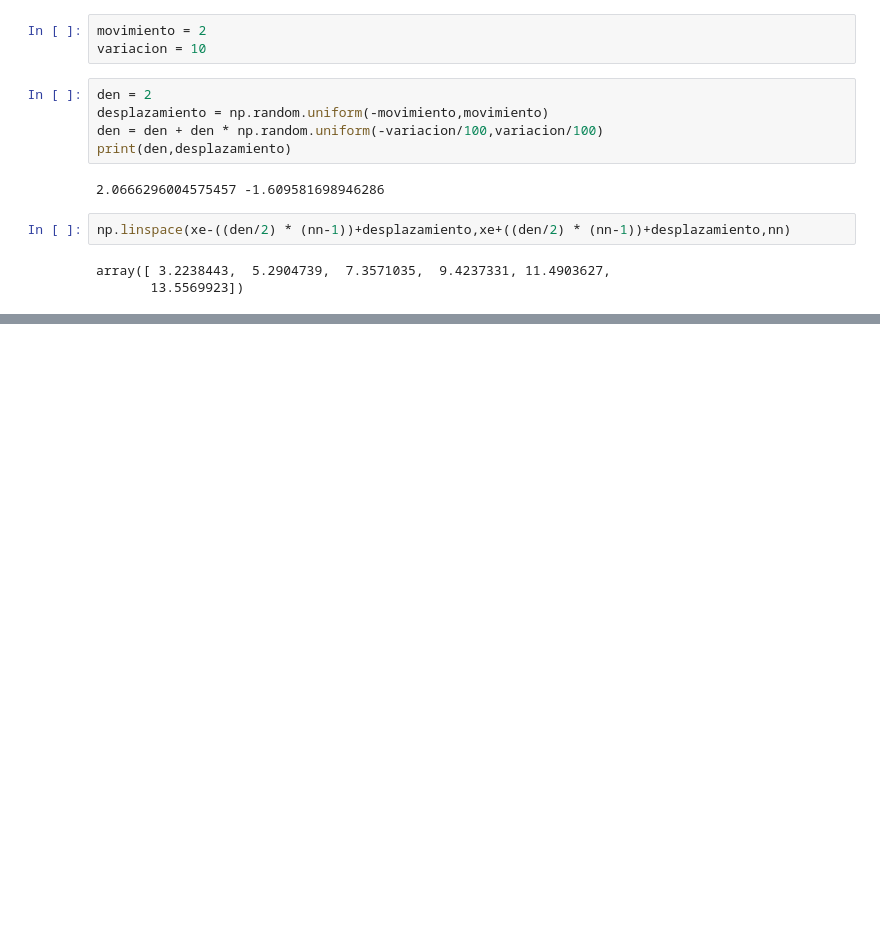
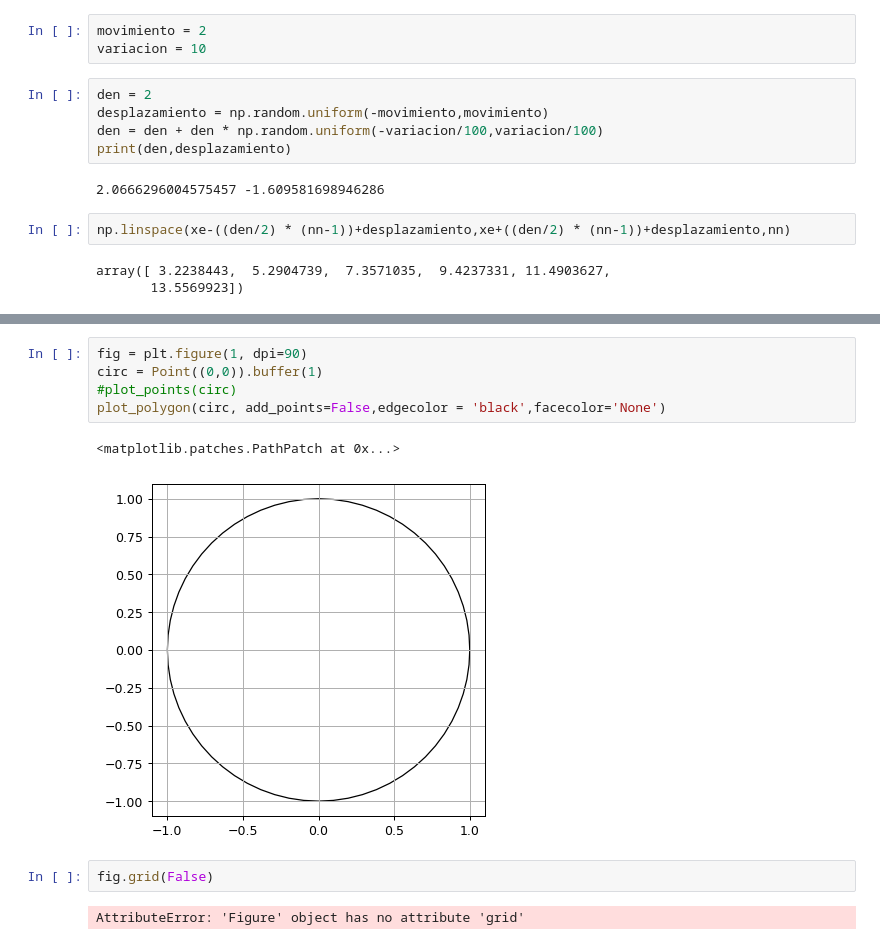
Before and after one commit to rmserra/proyecto-de-graduacion, a Jupyter notebook: modelo_sinpoo.ipynb, the cells around one changed output, grey strips where cells are left out. Cells and saved outputs as stored; diff of their text form; blank space fills up the shorter version.

```diff
--- a/modelo_sinpoo.ipynb
+++ b/modelo_sinpoo.ipynb
@@ -526,0 +661,12 @@ otra_funcion(5)
+# %%
+fig = plt.figure(1, dpi=90)
+circ = Point((0,0)).buffer(1)
+#plot_points(circ)
+plot_polygon(circ, add_points=False,edgecolor = 'black',facecolor='None')
+# %% [output]
+<matplotlib.patches.PathPatch at 0x...>
+[figure, added]
+# %%
+fig.grid(False)
+# %% [output]
+AttributeError: 'Figure' object has no attribute 'grid'
```
Also changed, not shown: parts of 47 cells of this notebook.
